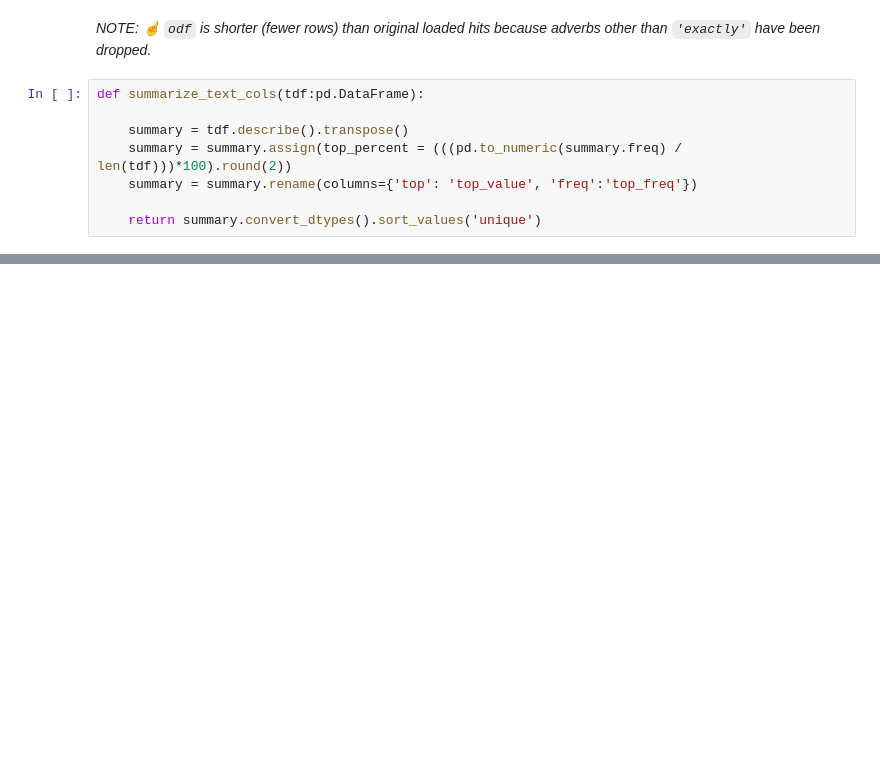
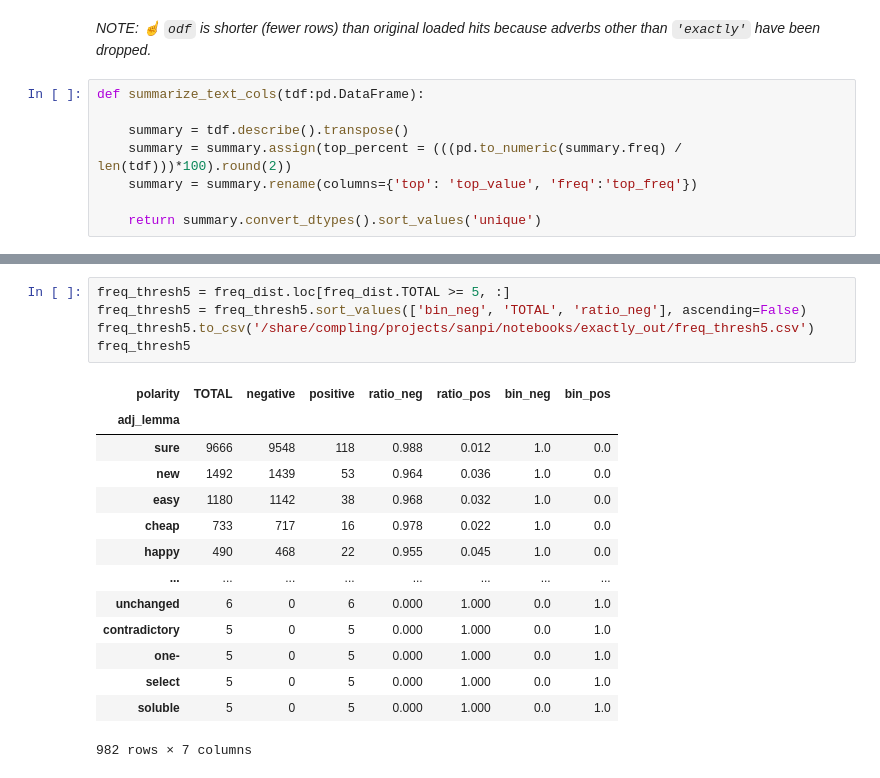
Before and after one commit to AndreaTheLinguist/sanpi, a Jupyter notebook: notebooks/inspect-exactly-hits.ipynb, the cells around one changed output, grey strips where cells are left out. Drawn from its saved outputs; the diff is of its cells as text; blank space fills up the shorter version.

```diff
--- a/notebooks/inspect-exactly-hits.ipynb
+++ b/notebooks/inspect-exactly-hits.ipynb
@@ -506,0 +515,20 @@ tdf.loc[tdf.neg_lemma == 'no', ['category', 'hit_text', 'text_window']]
+# %%
+freq_thresh5 = freq_dist.loc[freq_dist.TOTAL >= 5, :]
+freq_thresh5 = freq_thresh5.sort_values(['bin_neg', 'TOTAL', 'ratio_neg'], ascending=False)
+freq_thresh5.to_csv('/share/compling/projects/sanpi/notebooks/exactly_out/freq_thresh5.csv')
+freq_thresh5
+# %% [output]
+| polarity | TOTAL | negative | positive | ratio_neg | ratio_pos | bin_neg | bin_pos |
+| adj_lemma |  |  |  |  |  |  |  |
+| sure | 9666 | 9548 | 118 | 0.988 | 0.012 | 1.0 | 0.0 |
+| new | 1492 | 1439 | 53 | 0.964 | 0.036 | 1.0 | 0.0 |
+| easy | 1180 | 1142 | 38 | 0.968 | 0.032 | 1.0 | 0.0 |
+| cheap | 733 | 717 | 16 | 0.978 | 0.022 | 1.0 | 0.0 |
+| happy | 490 | 468 | 22 | 0.955 | 0.045 | 1.0 | 0.0 |
+| ... | ... | ... | ... | ... | ... | ... | ... |
+| unchanged | 6 | 0 | 6 | 0.000 | 1.000 | 0.0 | 1.0 |
+| contradictory | 5 | 0 | 5 | 0.000 | 1.000 | 0.0 | 1.0 |
+| one- | 5 | 0 | 5 | 0.000 | 1.000 | 0.0 | 1.0 |
+| select | 5 | 0 | 5 | 0.000 | 1.000 | 0.0 | 1.0 |
+| soluble | 5 | 0 | 5 | 0.000 | 1.000 | 0.0 | 1.0 |
+982 rows × 7 columns
```
Also changed, not shown: parts of 50 cells of this notebook, 5 other files.
